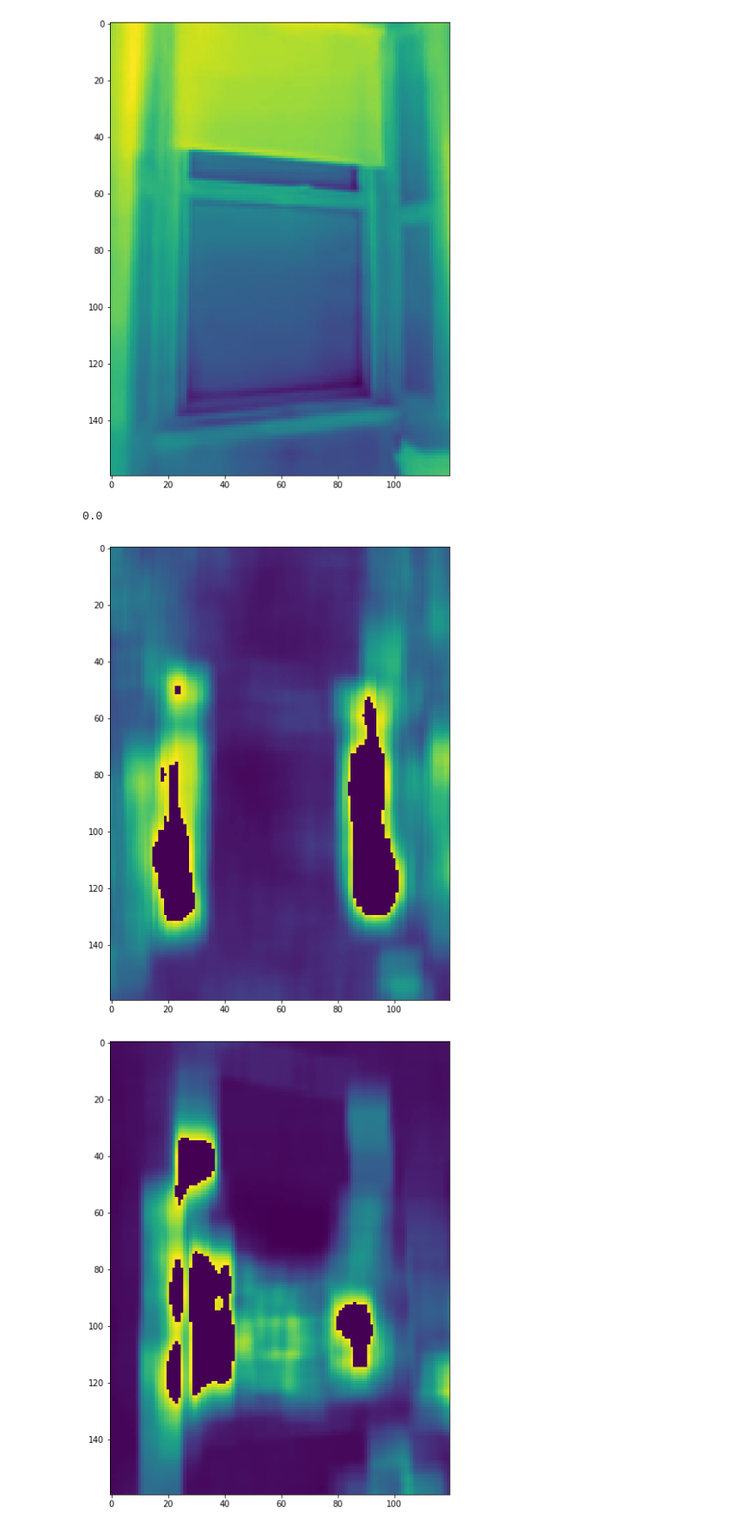
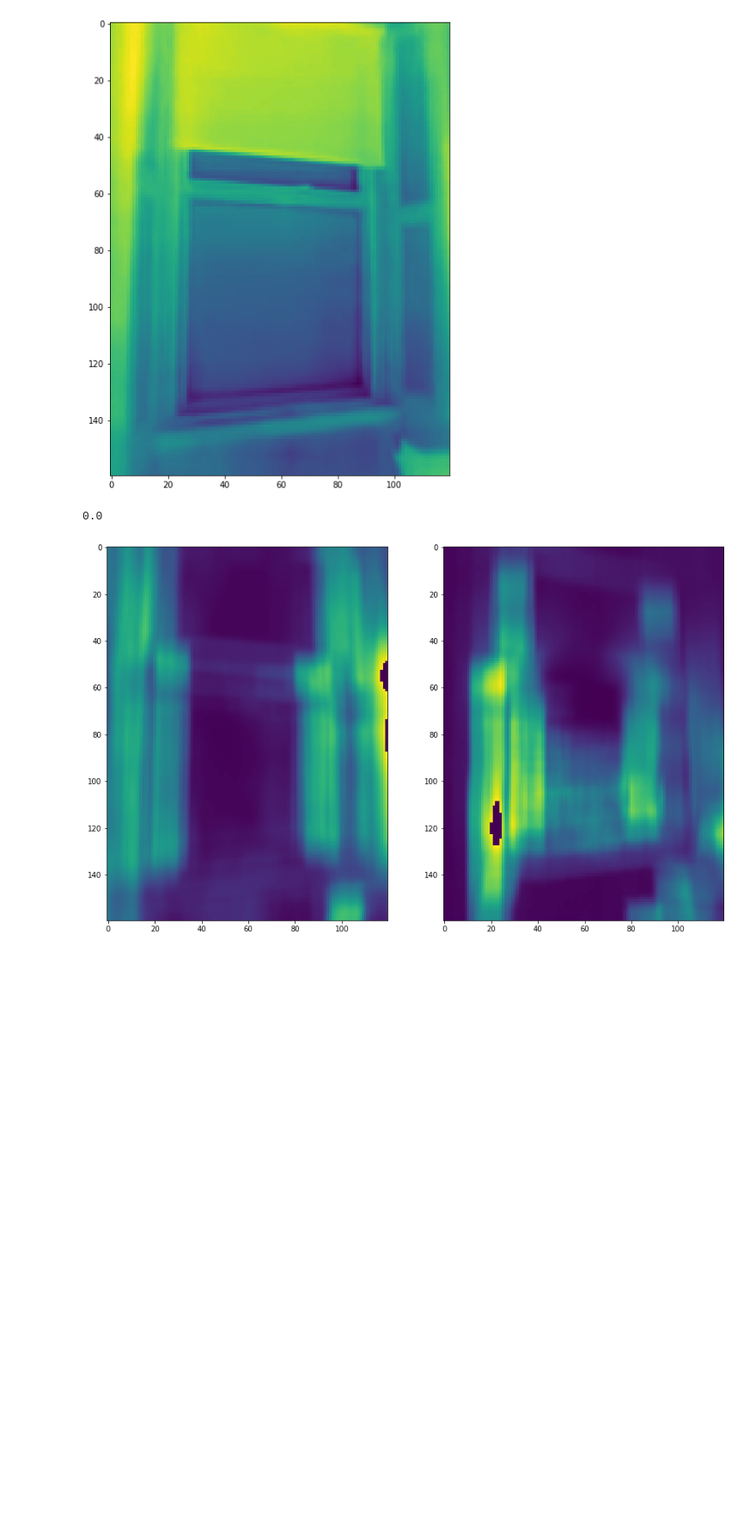
Before and after one commit to Lindronics/honours_project, a Jupyter notebook: notebooks/flir_one/texture_based.ipynb, the cells around one changed output. Shown: that part at 86% size. Cells and saved outputs as stored; diff of their text form; code cells hidden in the pictures; blank space fills up the shorter version.

```diff
--- a/notebooks/flir_one/texture_based.ipynb
+++ b/notebooks/flir_one/texture_based.ipynb
@@ -40,7 +40,7 @@ def load_prepare(path, name):
     vis = skimage.color.rgb2lab(vis)[..., 0]
 
     # Align shapes
-#     vis = cv2.resize(vis, (120, 160))
+    vis = cv2.resize(vis, (120, 160))
 #     thr = cv2.resize(thr, (120, 160))
     vis = cv2.resize(vis, (thr.shape[1]//global_scaling, thr.shape[0]//global_scaling))
     thr = cv2.resize(thr, (thr.shape[1]//global_scaling, thr.shape[0]//global_scaling))
@@ -78,6 +78,7 @@ def show_old(img, ax, title, neg=True):
 
 def show(img):
     plt.figure(figsize=(10,10))
+    plt.axis("off")
     plt.imshow(img)
 # %%
 root_path = "../../data/calibration_rotation"
@@ -119,13 +120,19 @@ def to_texture_energy(img):
 def threshold(img):
     mean = np.mean(img)
     std = np.std(img)
-    thresholded_img = np.where(np.abs(img) <= 3*std, img, 0)
+    thresholded_img = np.where(np.abs(img-mean) <= 3 * std, img, 0)
+
+#     thresholded_img = np.where(img < mean-3*std, 0, img)
+#     thresholded_img = np.where(img > mean+3*std, 0, img)
+
     return thresholded_img
 
 
 def quantize(img):
     img_ = img / img.max() * 255
-    return img_
+#     print(img_.astype(np.int32))
+    return img_.astype(np.int32).astype(np.float32)
+#     return img_
 
 def preprocess(img, filters):
     img_ = convolve_law(img, filters)
@@ -138,17 +145,21 @@ def preprocess(img, filters):
 # plt.imshow(convolve_law(rgb, "EL"))
 # %%
 
-fir_a = preprocess(fir, "LR")
-rgb_a = preprocess(rgb, "LR")
+fir_a = preprocess(fir, "LE")
+rgb_a = preprocess(rgb, "LE")
 
-show(fir_a)
-show(rgb_a)
+# show(fir_a)
+# show(rgb_a)
+
+fig, (ax1, ax2) = plt.subplots(1, 2, figsize=(15,10))
+ax1.imshow(fir_a)
+ax2.imshow(rgb_a)
+
 
 rgb_a.min()
 # %% [output]
 0.0
-[figure, old version]
+[figure, new version]
-[figure, removed]
 # %%
 trans = np.array([
     [ 1.22625812e+00, -1.21753247e-03, -1.60819805e+01],
```
Also changed, not shown: parts of 6 cells of this notebook, 2 other files.
